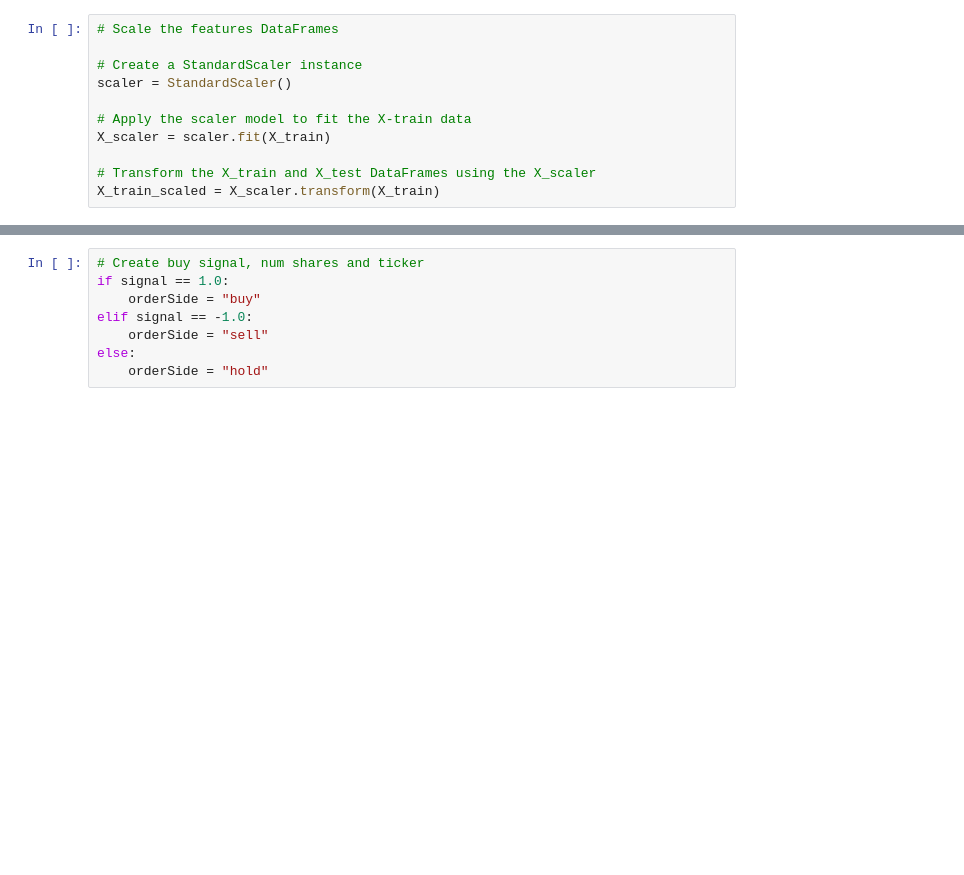
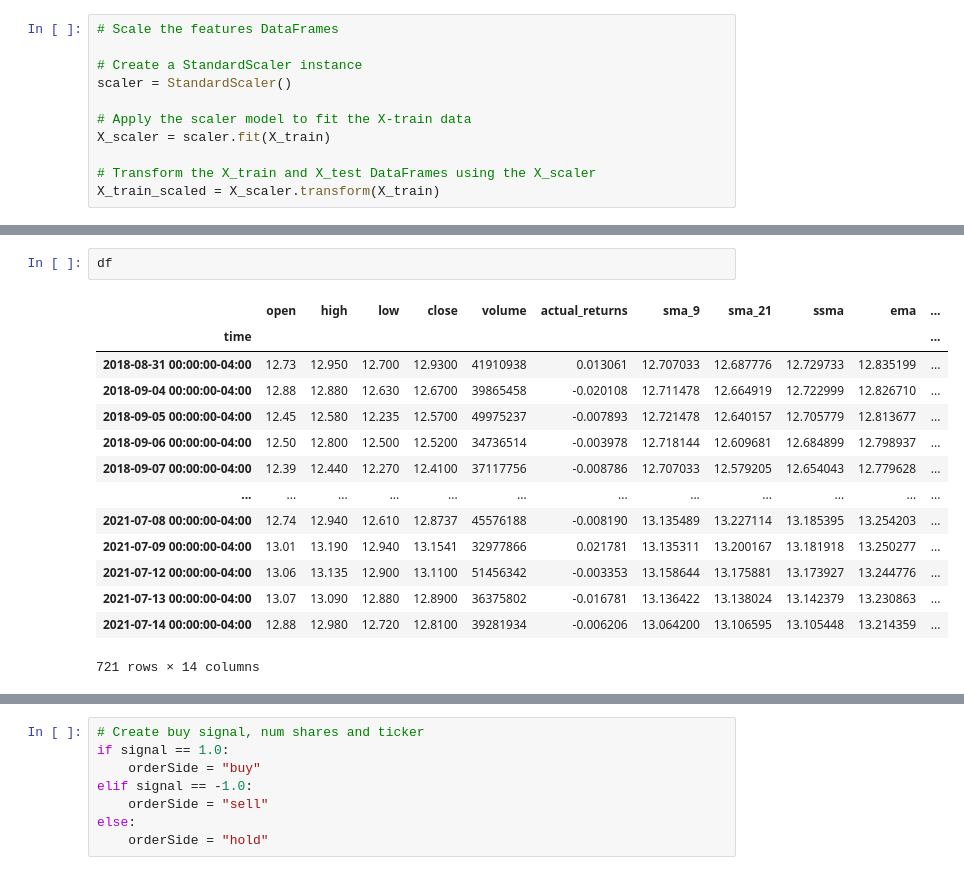
Before and after one commit to mhennis7/Training_BOT_Project2, a Jupyter notebook: live_trade_demo.ipynb, the cells around one changed output, grey strips where cells are left out. Drawn from its saved outputs; the diff is of its cells as text; blank space fills up the shorter version.

```diff
--- a/live_trade_demo.ipynb
+++ b/live_trade_demo.ipynb
@@ -311,0 +226,17 @@ weighted avg       0.93      0.93      0.93       251
+# %%
+df
+# %% [output]
+|  | open | high | low | close | volume | actual_returns | sma_9 | sma_21 | ssma | ema | ... |
+| time |  |  |  |  |  |  |  |  |  |  | ... |
+| 2018-08-31 00:00:00-04:00 | 12.73 | 12.950 | 12.700 | 12.9300 | 41910938 | 0.013061 | 12.707033 | 12.687776 | 12.729733 | 12.835199 | ... |
+| 2018-09-04 00:00:00-04:00 | 12.88 | 12.880 | 12.630 | 12.6700 | 39865458 | -0.020108 | 12.711478 | 12.664919 | 12.722999 | 12.826710 | ... |
+| 2018-09-05 00:00:00-04:00 | 12.45 | 12.580 | 12.235 | 12.5700 | 49975237 | -0.007893 | 12.721478 | 12.640157 | 12.705779 | 12.813677 | ... |
+| 2018-09-06 00:00:00-04:00 | 12.50 | 12.800 | 12.500 | 12.5200 | 34736514 | -0.003978 | 12.718144 | 12.609681 | 12.684899 | 12.798937 | ... |
+| 2018-09-07 00:00:00-04:00 | 12.39 | 12.440 | 12.270 | 12.4100 | 37117756 | -0.008786 | 12.707033 | 12.579205 | 12.654043 | 12.779628 | ... |
+| ... | ... | ... | ... | ... | ... | ... | ... | ... | ... | ... | ... |
+| 2021-07-08 00:00:00-04:00 | 12.74 | 12.940 | 12.610 | 12.8737 | 45576188 | -0.008190 | 13.135489 | 13.227114 | 13.185395 | 13.254203 | ... |
+| 2021-07-09 00:00:00-04:00 | 13.01 | 13.190 | 12.940 | 13.1541 | 32977866 | 0.021781 | 13.135311 | 13.200167 | 13.181918 | 13.250277 | ... |
+| 2021-07-12 00:00:00-04:00 | 13.06 | 13.135 | 12.900 | 13.1100 | 51456342 | -0.003353 | 13.158644 | 13.175881 | 13.173927 | 13.244776 | ... |
+| 2021-07-13 00:00:00-04:00 | 13.07 | 13.090 | 12.880 | 12.8900 | 36375802 | -0.016781 | 13.136422 | 13.138024 | 13.142379 | 13.230863 | ... |
+| 2021-07-14 00:00:00-04:00 | 12.88 | 12.980 | 12.720 | 12.8100 | 39281934 | -0.006206 | 13.064200 | 13.106595 | 13.105448 | 13.214359 | ... |
+721 rows × 14 columns
```
Also changed, not shown: parts of 43 cells of this notebook.
